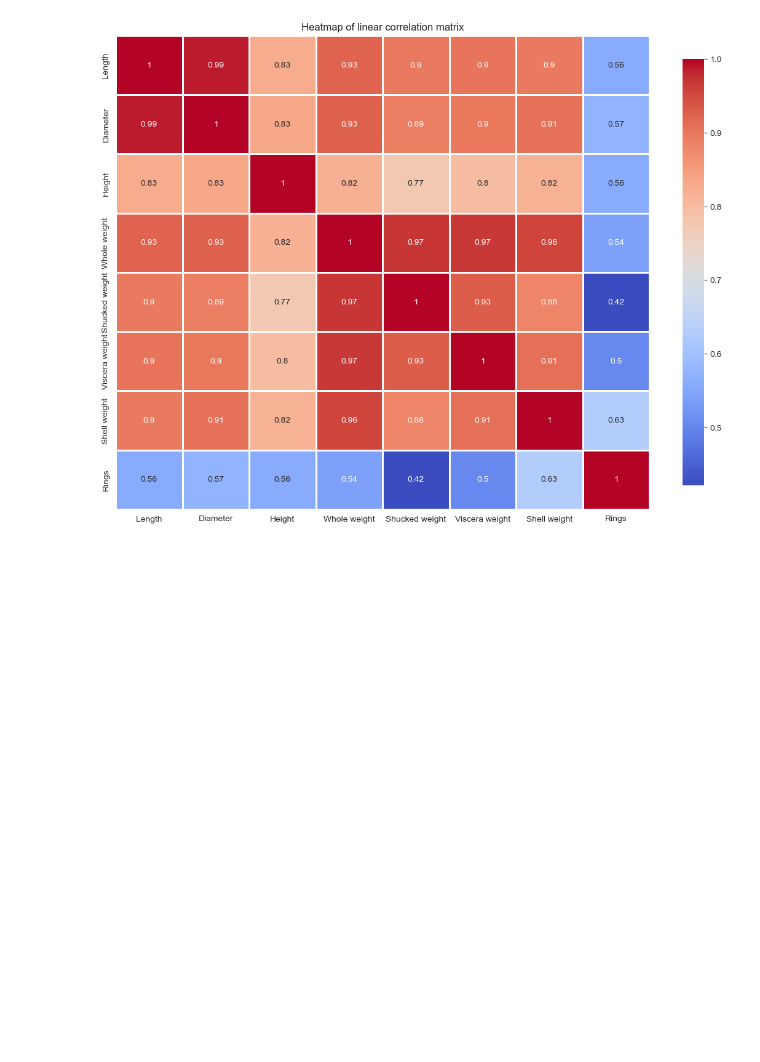
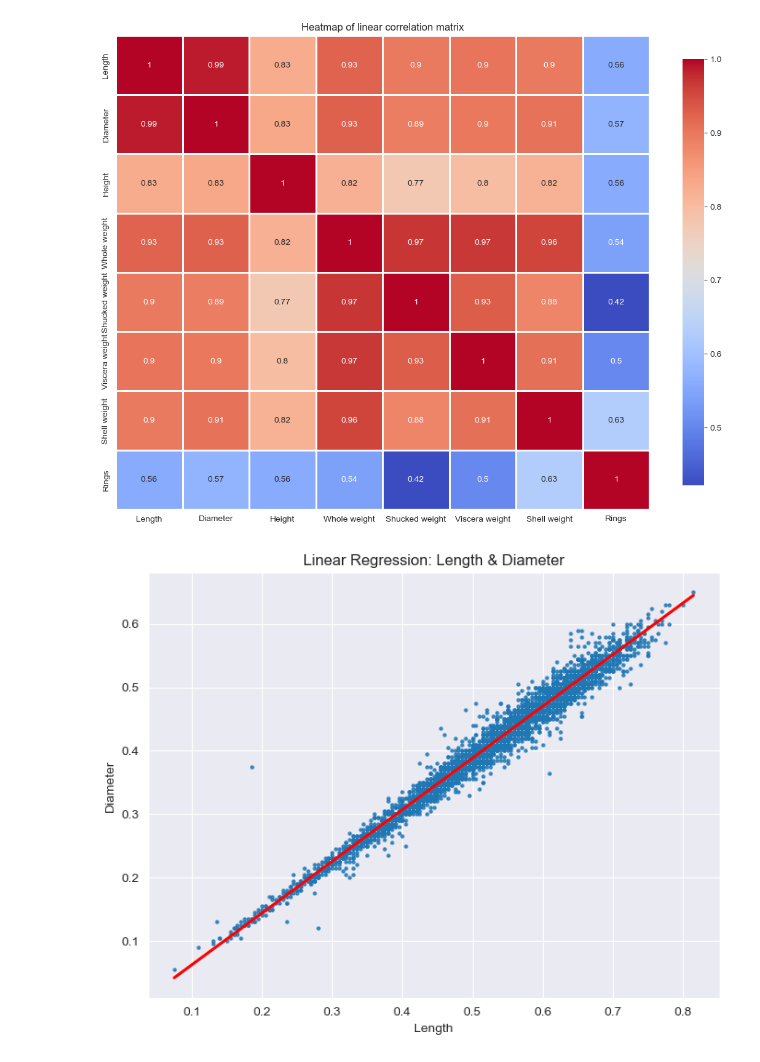
Before and after one commit to Pietras567/Python, a Jupyter notebook: Zadanie1/sample.ipynb, the cells around one changed output. Saved outputs shown, nothing was run; the diff lists cells and outputs as text; code cells hidden in the pictures; blank space fills up the shorter version.

```diff
--- a/Zadanie1/sample.ipynb
+++ b/Zadanie1/sample.ipynb
@@ -192,3 +192,27 @@ plt.title('Heatmap of linear correlation matrix')
 plt.show()
 # %% [output]
 [figure]
+# %%
+# Eight part - linear regression plot
+correlation_matrix_names = ['Length', 'Diameter', 'Height', 'Whole weight', 'Shucked weight', 'Viscera weight', 'Shell weight', 'Rings']
+
+most_correlated = correlation_matrix.unstack().sort_values()
+most_correlated = most_correlated[most_correlated != True].last_valid_index()
+
+v1, v2 = most_correlated
+#print(v1, v2)
+#print(correlation_matrix_names.index(v1))
+#print(correlation_matrix_names.index(v2))
+
+v1_data = data[columns_to_count[correlation_matrix_names.index(v1)]]
+v2_data = data[columns_to_count[correlation_matrix_names.index(v2)]]
+#print(columns_to_count[correlation_matrix_names.index(v2)].index())
+
+plt.figure(figsize=(8, 6))
+sns.regplot(x=v1_data, y=v2_data, data=data, scatter_kws={'s':5}, line_kws={'color':'red'})
+plt.title(f'Linear Regression: {v1} & {v2}')
+plt.xlabel(v1)
+plt.ylabel(v2)
+plt.show()
+# %% [output]
+[figure, added]
```
Also changed, not shown: parts of 2 cells of this notebook.
